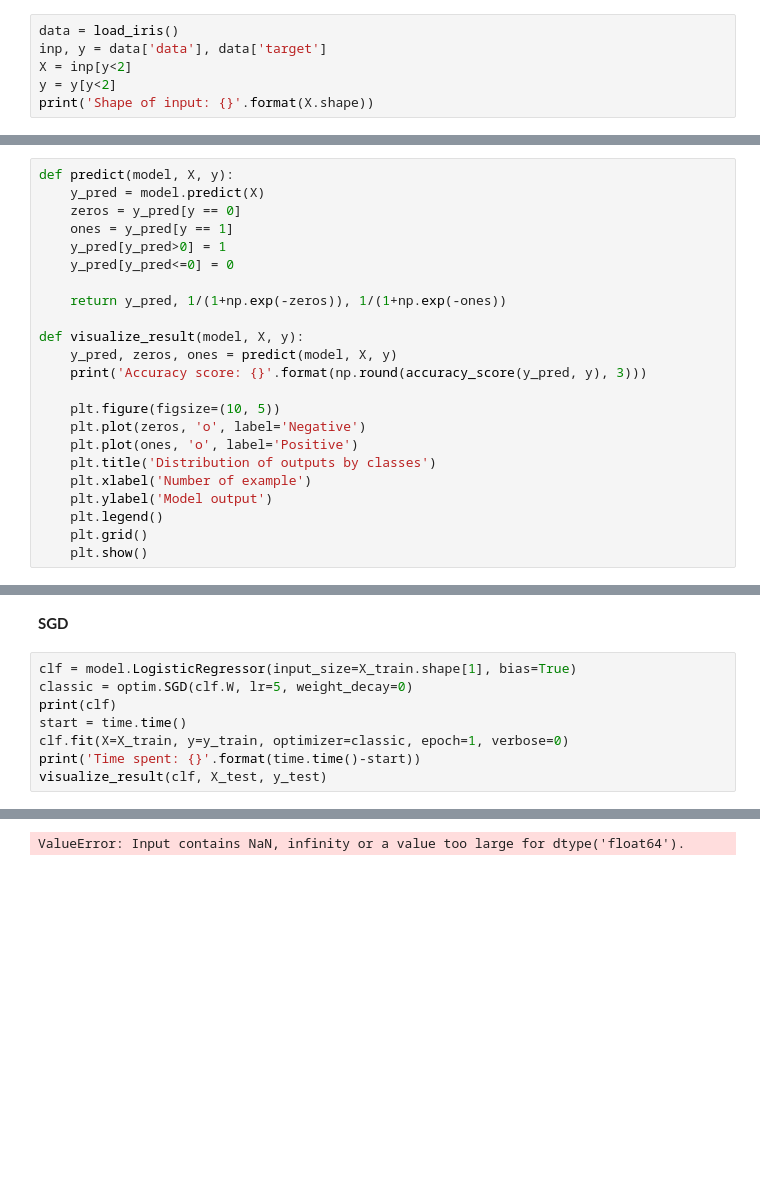
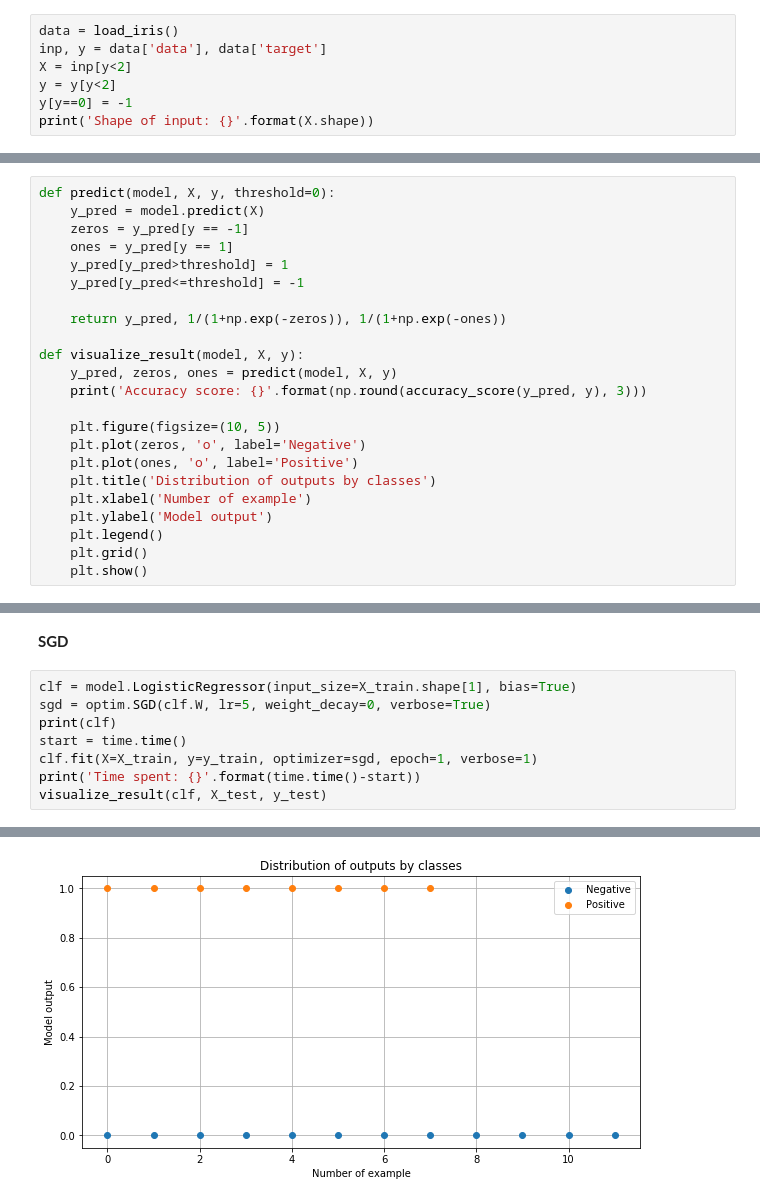
Before and after one commit to f-grimaldi/optimization, a Jupyter notebook: IRIS.ipynb, the cells around one changed output, grey strips where cells are left out. Saved outputs shown, nothing was run; the diff lists cells and outputs as text; blank space fills up the shorter version.

```diff
--- a/IRIS.ipynb
+++ b/IRIS.ipynb
@@ -12,6 +12,7 @@ data = load_iris()
 inp, y = data['data'], data['target']
 X = inp[y<2]
 y = y[y<2]
+y[y==0] = -1
 print('Shape of input: {}'.format(X.shape))
 # %% [output]
 Shape of input: (100, 4)
@@ -24,12 +25,12 @@ print(X_train.shape, X_test.shape)
 import optim
 import model
 # %%
-def predict(model, X, y):
+def predict(model, X, y, threshold=0):
     y_pred = model.predict(X)
-    zeros = y_pred[y == 0]
+    zeros = y_pred[y == -1]
     ones = y_pred[y == 1]
-    y_pred[y_pred>0] = 1
-    y_pred[y_pred<=0] = 0
+    y_pred[y_pred>threshold] = 1
+    y_pred[y_pred<=threshold] = -1
 
     return y_pred, 1/(1+np.exp(-zeros)), 1/(1+np.exp(-ones))
 
@@ -68,10 +61,10 @@ Accuracy score: 0.95
 **SGD**
 # %%
 clf = model.LogisticRegressor(input_size=X_train.shape[1], bias=True)
-classic = optim.SGD(clf.W, lr=5, weight_decay=0)
+sgd = optim.SGD(clf.W, lr=5, weight_decay=0, verbose=True)
 print(clf)
 start = time.time()
-clf.fit(X=X_train, y=y_train, optimizer=classic, epoch=1, verbose=0)
+clf.fit(X=X_train, y=y_train, optimizer=sgd, epoch=1, verbose=1)
 print('Time spent: {}'.format(time.time()-start))
 visualize_result(clf, X_test, y_test)
 # %% [output]
@@ -83 +88 @@ Time spent: 0.028496980667114258
-ValueError: Input contains NaN, infinity or a value too large for dtype('float64').
+[figure, added]
```
Also changed, not shown: parts of 2 cells of this notebook, 2 other files.
